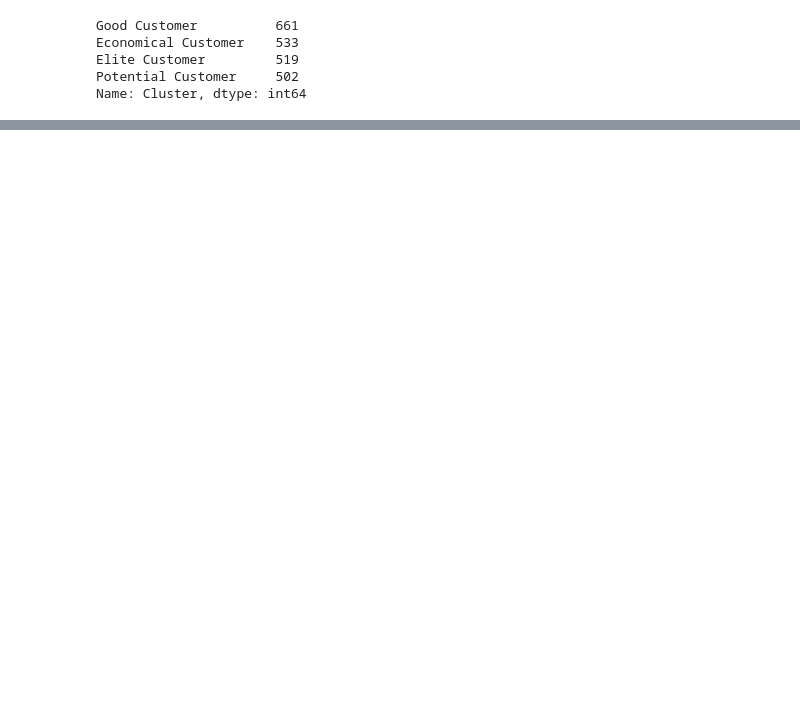
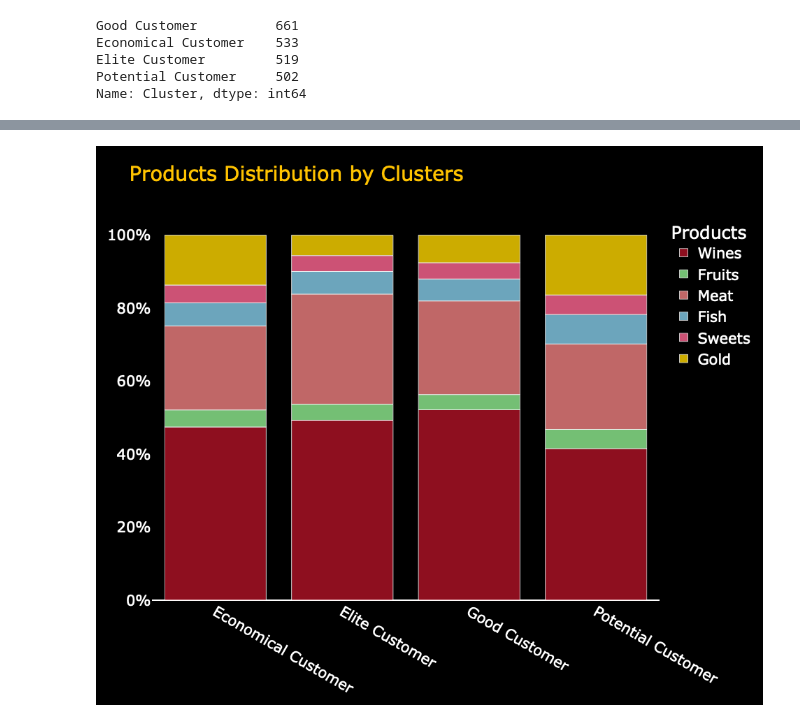
Before and after one commit to poulosar/customer-sentiment-analysis, a Jupyter notebook: Untitled1.ipynb, the cells around one changed output, grey strips where cells are left out. Saved outputs shown, nothing was run; the diff lists cells and outputs as text; code cells hidden in the pictures; blank space fills up the shorter version.

```diff
--- a/Untitled1.ipynb
+++ b/Untitled1.ipynb
@@ -237,0 +256,61 @@ for i in df:
+# %%
+clusters_products = df[['Wines', 'Fruits', 'Meat', 'Fish', 'Sweets', 'Gold', 'Cluster']]    # Select variables
+
+clusters_products1 = clusters_products.groupby(['Cluster'])
+clusters_products2 = clusters_products1.agg({'Wines':'sum', 'Fruits':'sum', 'Meat':'sum', 'Fish':'sum', 'Sweets':'sum', 'Gold':'sum'})
+
+clusters_products3 = clusters_products2.stack().reset_index(name='Count').rename(columns={'level_1':'Products'})   # Oposite as pivoting
+
+clusters_products3['group'] = clusters_products3['Cluster']
+clusters_products3['group'] = clusters_products3['group'].astype(str)
+
+# Rename values
+clusters_products3['group'] = clusters_products3['group'].str.replace('0', 'Good Customers')
+clusters_products3['group'] = clusters_products3['group'].str.replace('1', 'Elite Customers')
+clusters_products3['group'] = clusters_products3['group'].str.replace('2', 'Potential Customers')
+clusters_products3['group'] = clusters_products3['group'].str.replace('3', 'Economical Customers')
+
+products = clusters_products3.copy()
+products = products.assign(ratio=products.groupby('group').Count.transform(lambda x: x / x.sum()))
+
+# Visualization
+fig = px.bar(products, x='group', y='ratio', color='Products',
+             labels={
+                     "ratio": "Ratio",
+                     "group": "Consumer's type"
+                     },
+             color_discrete_map={
+                     'Gold': '#FFD700',
+                     'Fish': '#87CEEB',
+                     'Wines': '#b11226',
+                     'Meat': '#f08080',
+                     'Sweet': '#FF69B4',
+                     'Fruits': 'lightgreen'},
+                title="Products Distribution by Clusters")
+
+fig.layout.yaxis.tickformat = ',.0%'
+
+fig.update_traces(marker_line_color='white', marker_line_width=1, opacity=0.8)
+
+fig.update_xaxes(showgrid=False)
+fig.update_yaxes(showgrid=False)
+
+fig.update_layout(
+    {'plot_bgcolor': 'black',
+    'paper_bgcolor': 'black'
+    },
+    font=dict(
+        family="verdana",
+        size=21,
+        color="white"
+    ),
+    width=680,
+    height=800,
+    title_font_color="#FFC300",
+    yaxis_title=None,
+    xaxis_title=None
+)
+
+fig.show()
+# %% [output]
+[figure, added]
```
Also changed, not shown: parts of 10 cells of this notebook, 1 other file.
